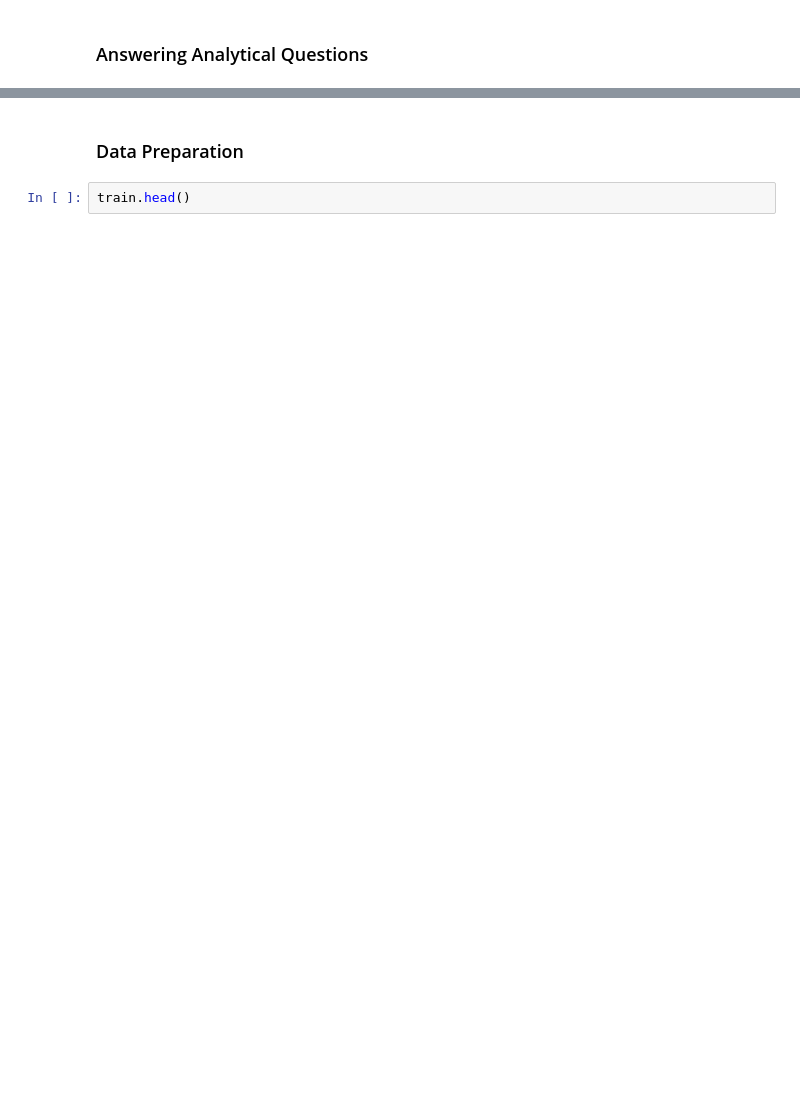
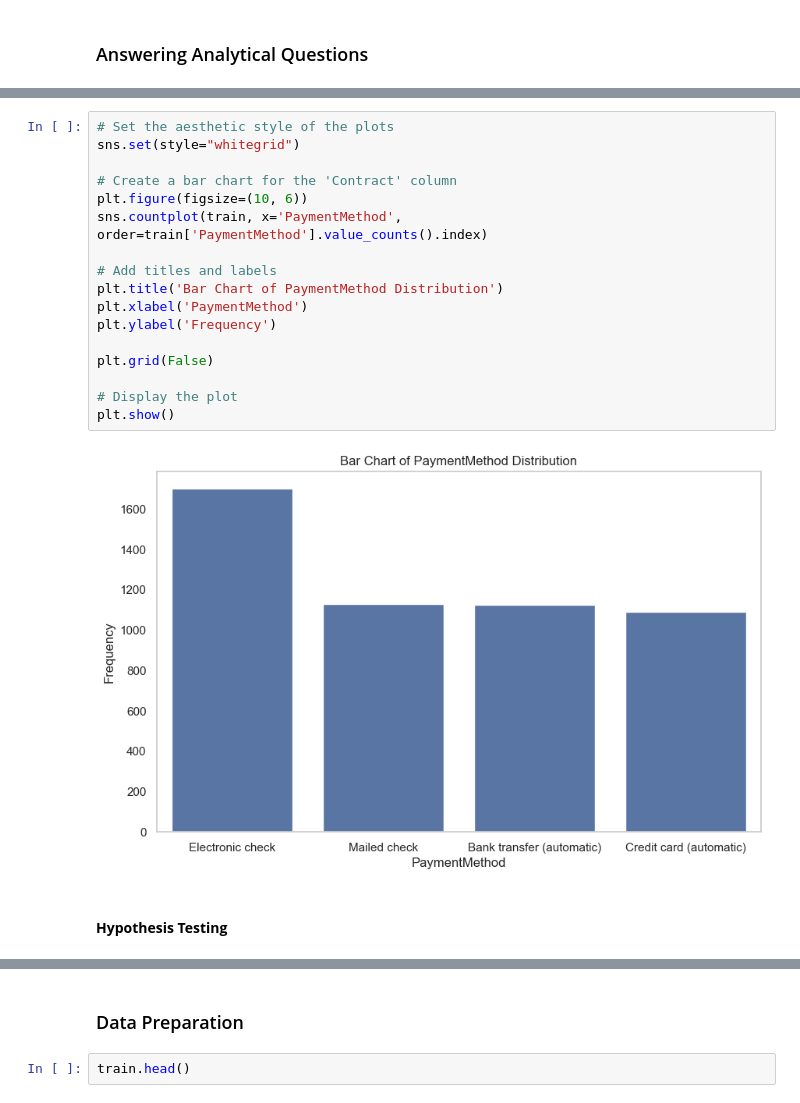
Before and after one commit to MayayaPatrick/Churn-rate-Prediction-Model, a Jupyter notebook: notebooks/main.ipynb, the cells around one changed output, grey strips where cells are left out. Saved outputs shown, nothing was run; the diff lists cells and outputs as text; blank space fills up the shorter version.

```diff
--- a/notebooks/main.ipynb
+++ b/notebooks/main.ipynb
@@ -591,0 +615,21 @@ plt.show()
+# %%
+# Set the aesthetic style of the plots
+sns.set(style="whitegrid")
+
+# Create a bar chart for the 'Contract' column
+plt.figure(figsize=(10, 6))
+sns.countplot(train, x='PaymentMethod', order=train['PaymentMethod'].value_counts().index)
+
+# Add titles and labels
+plt.title('Bar Chart of PaymentMethod Distribution')
+plt.xlabel('PaymentMethod')
+plt.ylabel('Frequency')
+
+plt.grid(False)
+
+# Display the plot
+plt.show()
+# %% [output]
+[figure, added]
+# %% [markdown]
+#### **Hypothesis Testing**
```
Also changed, not shown: parts of 69 cells of this notebook, 1 other file.
